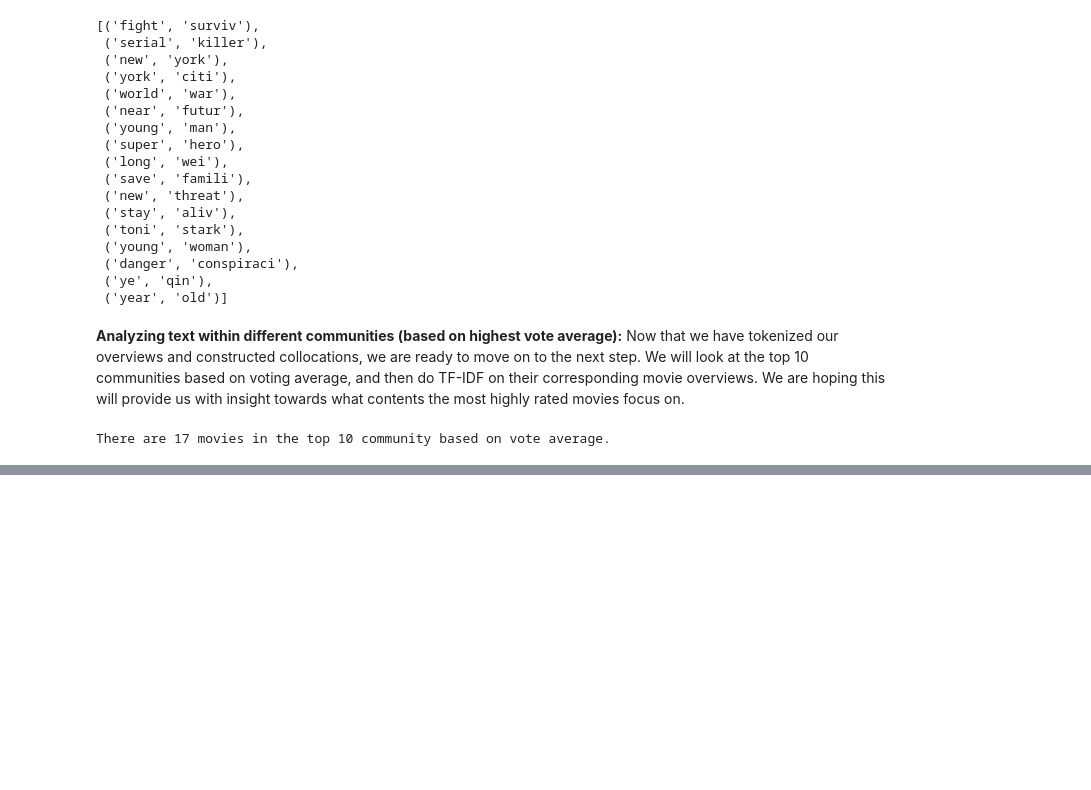
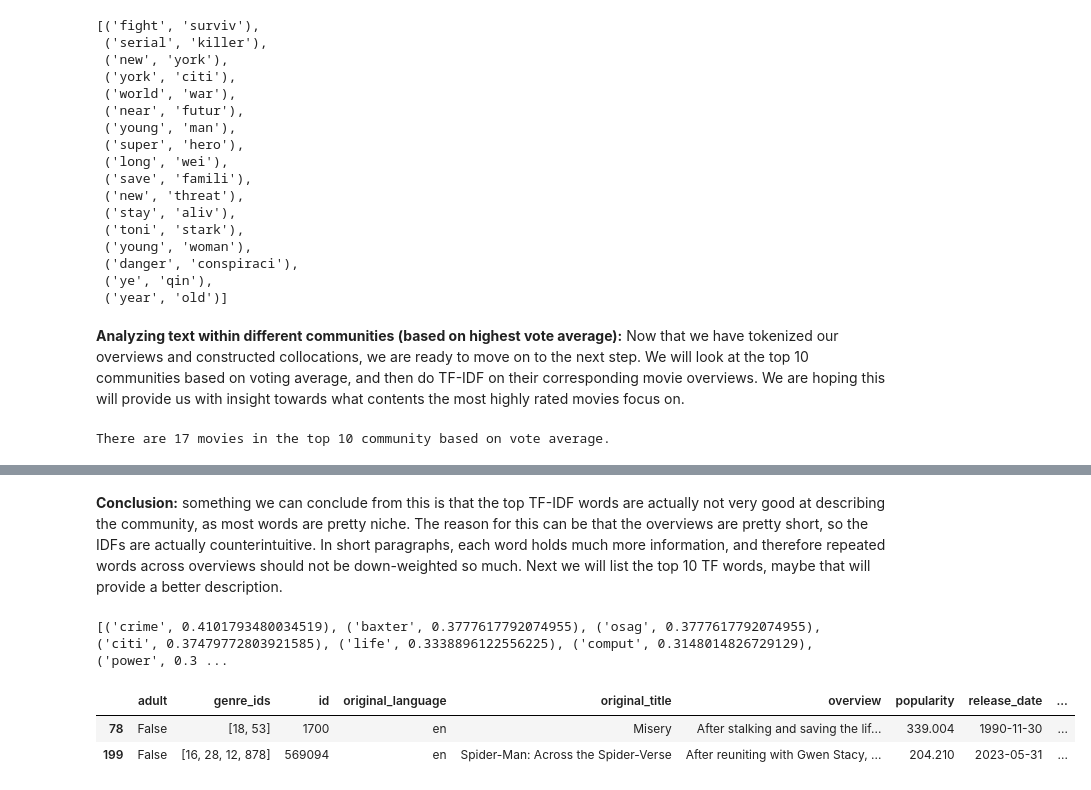
Before and after one commit to LanxiZhang1/project-A, a Jupyter notebook: projectA.ipynb, the cells around one changed output, grey strips where cells are left out. Cells and saved outputs as stored; diff of their text form; code cells hidden in the pictures; blank space fills up the shorter version.

```diff
--- a/projectA.ipynb
+++ b/projectA.ipynb
@@ -796,3 +719,29 @@ tf_idf
+# %% [markdown]
+**Conclusion:** something we can conclude from this is that the top TF-IDF words are actually not very good at describing the community, as most words are pretty niche. The reason for this can be that the overviews are pretty short, so the IDFs are actually counterintuitive. In short paragraphs, each word holds much more information, and therefore repeated words across overviews should not be down-weighted so much. Next we will list the top 10 TF words, maybe that will provide a better description.
+# %%
+from collections import Counter
+
+def get_top_tf_words(tf_scores):
+    # Calculate the total term frequency for each word across all documents
+    total_tf_scores = Counter()
+    for _, word_scores in tf_scores.items():
+        total_tf_scores.update(word_scores)
+
+    # Sort the words by their total term frequency in descending order
+    sorted_scores = sorted(total_tf_scores.items(), key=lambda item: item[1], reverse=True)[:11]
+
+    return sorted_scores
+
+top_tf_words = get_top_tf_words(tf_idf_scores[2])
+print(top_tf_words)
+# %% [output]
+[('crime', 0.4101793480034519), ('baxter', 0.3777617792074955), ('osag', 0.3777617792074955), ('citi', 0.37479772803921585), ('life', 0.3338896122556225), ('comput', 0.3148014826729129), ('power', 0.3 ...
+# %%
+top_df[top_df['tokenized_overview'].apply(lambda x: 'save' in x)]
+# %% [output]
+|  | adult | genre_ids | id | original_language | original_title | overview | popularity | release_date | ... |
+| 78 | False | [18, 53] | 1700 | en | Misery | After stalking and saving the lif... | 339.004 | 1990-11-30 | ... |
+| 199 | False | [16, 28, 12, 878] | 569094 | en | Spider-Man: Across the Spider-Verse | After reuniting with Gwen Stacy, ... | 204.210 | 2023-05-31 | ... |
 # %%
 #Create wordcloud
 from wordcloud import WordCloud
```
Also changed, not shown: parts of 8 cells of this notebook.
